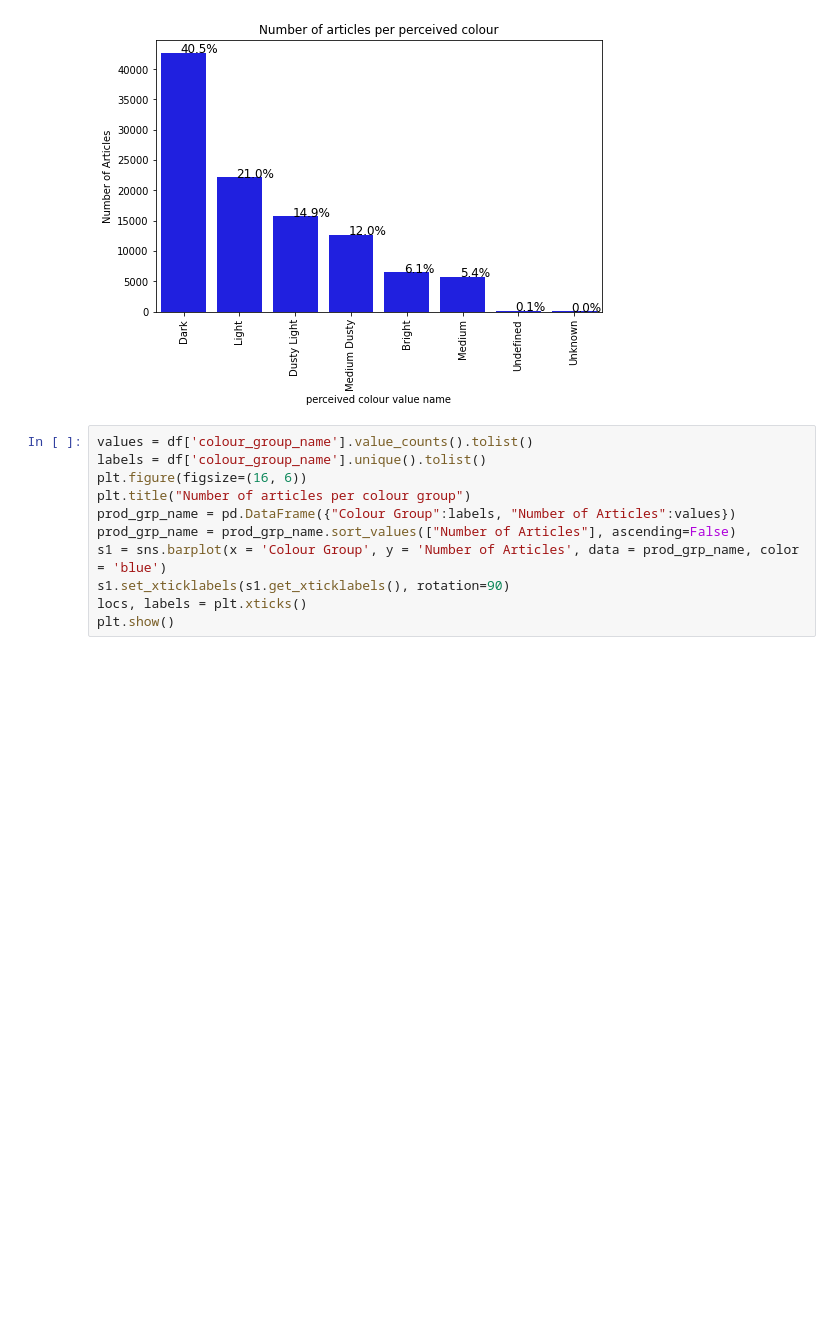
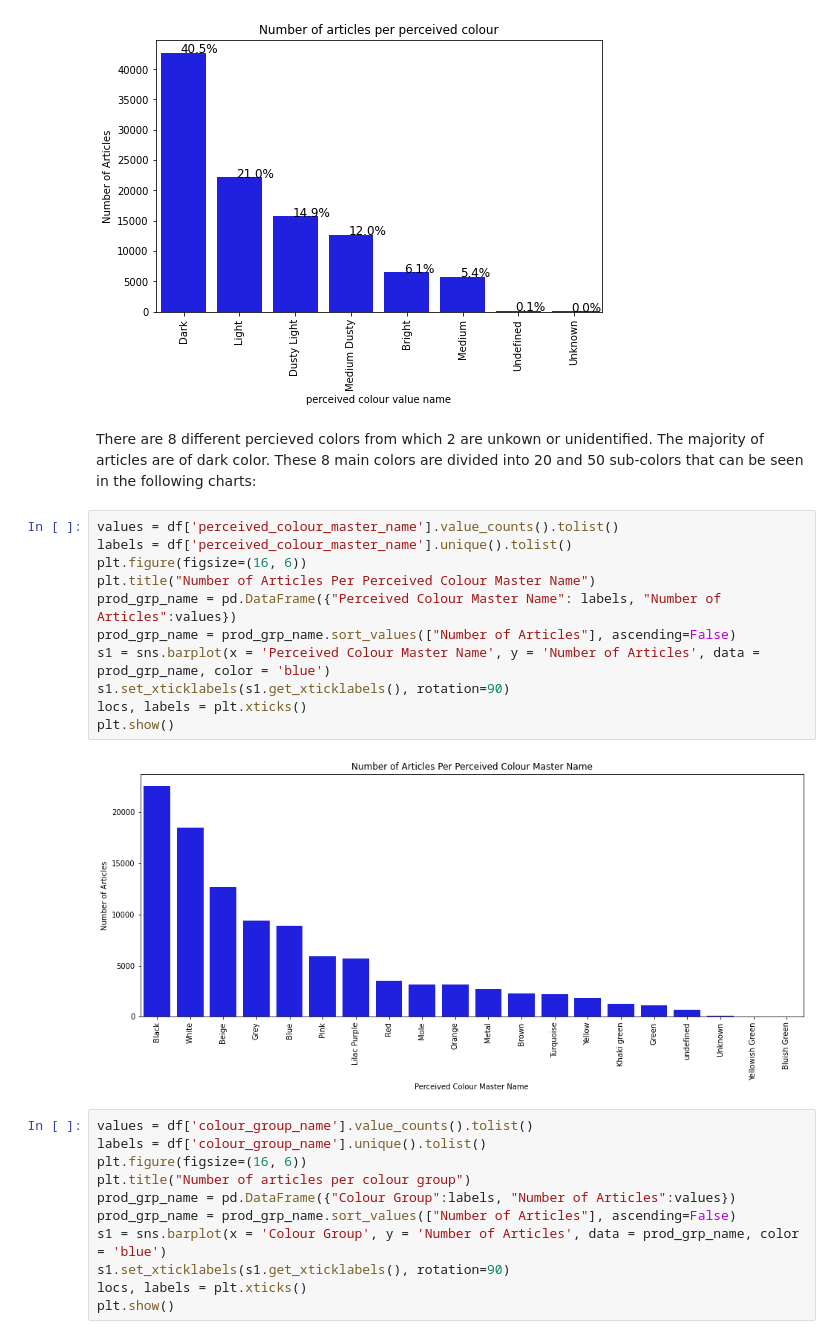
Before and after one commit to mt-cs/Personalized-Fashion-Recommendations, a Jupyter notebook: articles_EDA.ipynb, the cells around one changed output. Cells and saved outputs as stored; diff of their text form; blank space fills up the shorter version.

```diff
--- a/articles_EDA.ipynb
+++ b/articles_EDA.ipynb
@@ -242,6 +260,21 @@ for p in s1.patches:
 plt.show()
 # %% [output]
 [figure]
+# %% [markdown]
+There are 8 different percieved colors from which 2 are unkown or unidentified. The majority of articles are of dark color. These 8 main colors are divided into 20 and 50 sub-colors that can be seen in the following charts:
+# %%
+values = df['perceived_colour_master_name'].value_counts().tolist()
+labels = df['perceived_colour_master_name'].unique().tolist()
+plt.figure(figsize=(16, 6))
+plt.title("Number of Articles Per Perceived Colour Master Name")
+prod_grp_name = pd.DataFrame({"Perceived Colour Master Name": labels, "Number of Articles":values})
+prod_grp_name = prod_grp_name.sort_values(["Number of Articles"], ascending=False)
+s1 = sns.barplot(x = 'Perceived Colour Master Name', y = 'Number of Articles', data = prod_grp_name, color = 'blue')
+s1.set_xticklabels(s1.get_xticklabels(), rotation=90)
+locs, labels = plt.xticks()
+plt.show()
+# %% [output]
+[figure, added]
 # %%
 values = df['colour_group_name'].value_counts().tolist()
 labels = df['colour_group_name'].unique().tolist()
```
Also changed, not shown: parts of 19 cells of this notebook.
